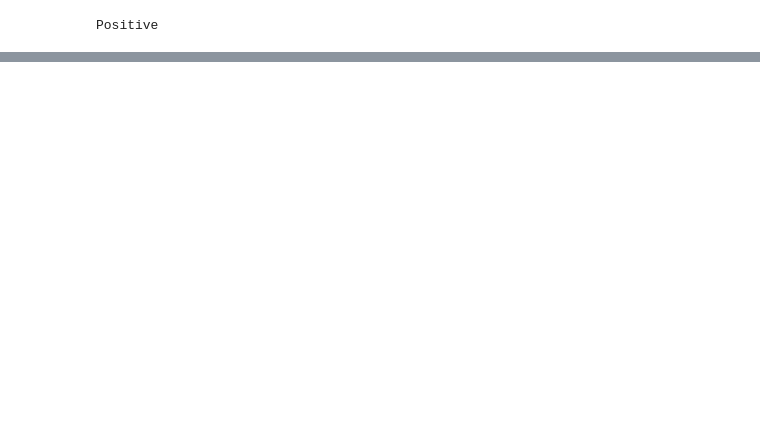
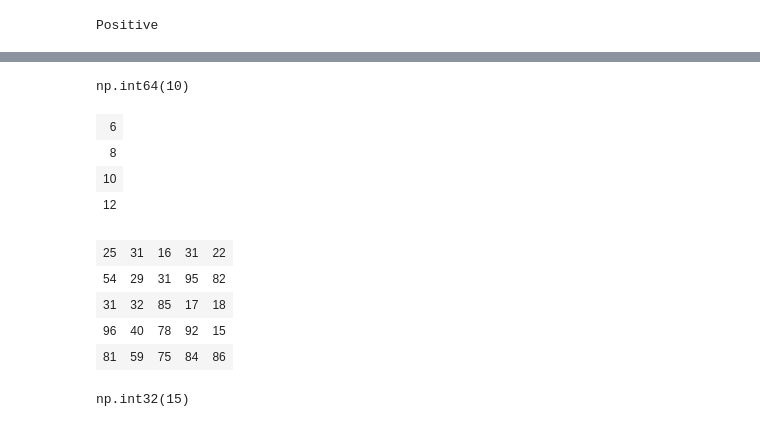
Before and after one commit to tuomasvaltanenLUAS/DataAnalytics2026, a Jupyter notebook: lecture2_numpy/numpy_examples1.ipynb, the cells around one changed output, grey strips where cells are left out. Saved outputs shown, nothing was run; the diff lists cells and outputs as text; code cells hidden in the pictures; blank space fills up the shorter version.

```diff
--- a/lecture2_numpy/numpy_examples1.ipynb
+++ b/lecture2_numpy/numpy_examples1.ipynb
@@ -369,0 +388,30 @@ Positive
+# %%
+# single element, just like in Python
+data[5]
+# %% [output]
+np.int64(10)
+# %%
+# sublist of data also same as in Python
+slice = data[3:7]
+slice
+# %% [output]
+| 6 |
+| 8 |
+| 10 |
+| 12 |
+# %%
+# our new test dataset, a matrix
+data = np.random.randint(0, 100, 25).reshape(5, 5)
+data
+# %% [output]
+| 25 | 31 | 16 | 31 | 22 |
+| 54 | 29 | 31 | 95 | 82 |
+| 31 | 32 | 85 | 17 | 18 |
+| 96 | 40 | 78 | 92 | 15 |
+| 81 | 59 | 75 | 84 | 86 |
+# %%
+# NumPy -version of row/column selection
+# this example => row index 3, column index 4
+data[3, 4]
+# %% [output]
+np.int32(15)
```
Also changed, not shown: parts of 43 cells of this notebook.
